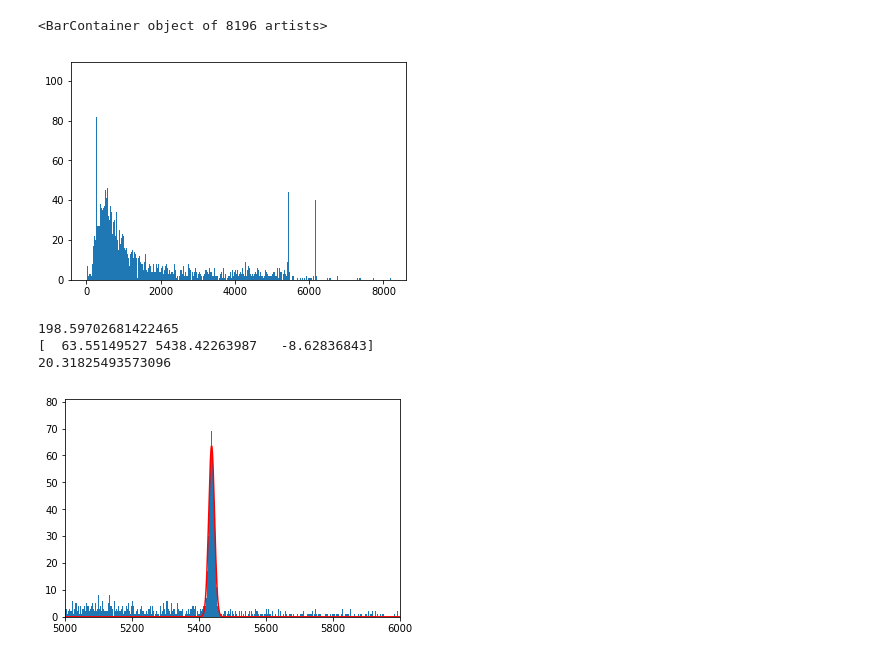
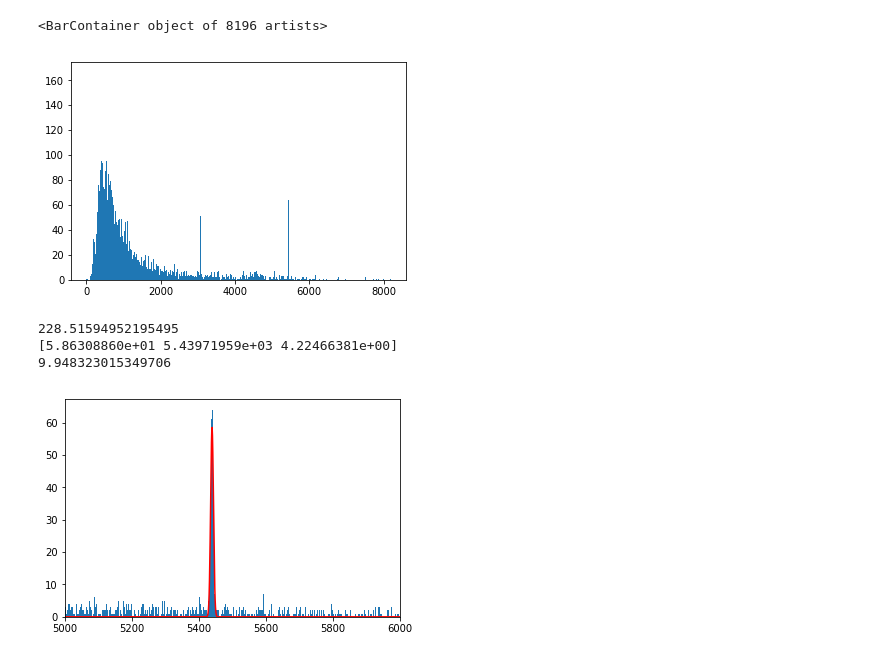
Before and after one commit to NE204-Fall2018/christopher-brand-lab1, a Jupyter notebook: Lab1_main.ipynb, the cells around one changed output. Cells and saved outputs as stored; diff of their text form; code cells hidden in the pictures.

```diff
--- a/Lab1_main.ipynb
+++ b/Lab1_main.ipynb
@@ -11,7 +11,7 @@ import scipy.optimize as opt
 import tables
 import os
 # %%
-h5file = tables.open_file("test_input.h5", driver="H5FD_CORE")
+h5file = tables.open_file("cs137_co60.h5", driver="H5FD_CORE")
 print(h5file)
 data = h5file.root.RawData
 EventData = h5file.root.EventData
@@ -81,11 +81,11 @@ def TrapFilter(mysignal,tau):
 
     #signalOnly = newSignal[argPeak:]
 #    signalOnly = newSignal
-    m=32
+    m=30
     #k=int((len(signalOnly)-m)/2)
     #k = peaking time
     #m= Gap time (in samples)
-    k=1500
+    k=740
     M = tau
     Acc1=0.0
     Acc2=0.0
@@ -192,28 +188,28 @@ for j in range(0,len(trap_out)):
     counts = np.append(counts,np.amax(trap_out[j]))
 # %%
 #print(np.trim_zeros(counts))
-k=1500.0
+k=740.0
 M = 5810.8
 counts2 = np.trim_zeros(counts)
 counts2 = counts2/((M+1)*k)
 counts3 = counts2[(counts2>0) & (counts2<1e3)]
 #plt.figure()
 #nhist, bins, ign = plt.hist(counts3,bins=8196)
 yhist, bins_hist = np.histogram(counts3,bins=8196)
 #print(yhist)
 plt.figure()
 plt.bar(range(8196),yhist, width=1.0)
 #plt.xlim(100,300)
 #plt.hist(counts3/2032.0,bins=8196)
 #fig, ax = plt.subplots()
 #counts, bins, patches = ax.hist(counts3,bins=8196)
 #ax.set_xticklabels(range(8196))
 #plt.yscale('log')
 #xhist = np.linspace(0, 8196, 8196, False)
 #plt.show()
 # %% [output]
 <BarContainer object of 8196 artists>
-[figure, old version]
+[figure, new version]
 # %%
 def gauss(x, a, u, sig): # p[0]==mean, p[1]==stdev
 #    return 1.0/(sig*np.sqrt(2.0*np.pi))*np.exp(-(x-u)**2.0/(2.0*sig**2.0))
@@ -243,7 +239,7 @@ def FWHM(counts,lower_bound,upper_bound):
 
 print(FWHM(yhist,5000,6000))
 # %% [output]
-198.59702681422465
-[  63.55149527 5438.42263987   -8.62836843]
-20.31825493573096
+228.51594952195495
+[5.86308860e+01 5.43971959e+03 4.22466381e+00]
+9.948323015349706
-[figure, old version]
+[figure, new version]
```
Also changed, not shown: parts of 5 cells of this notebook, 3 other files.
